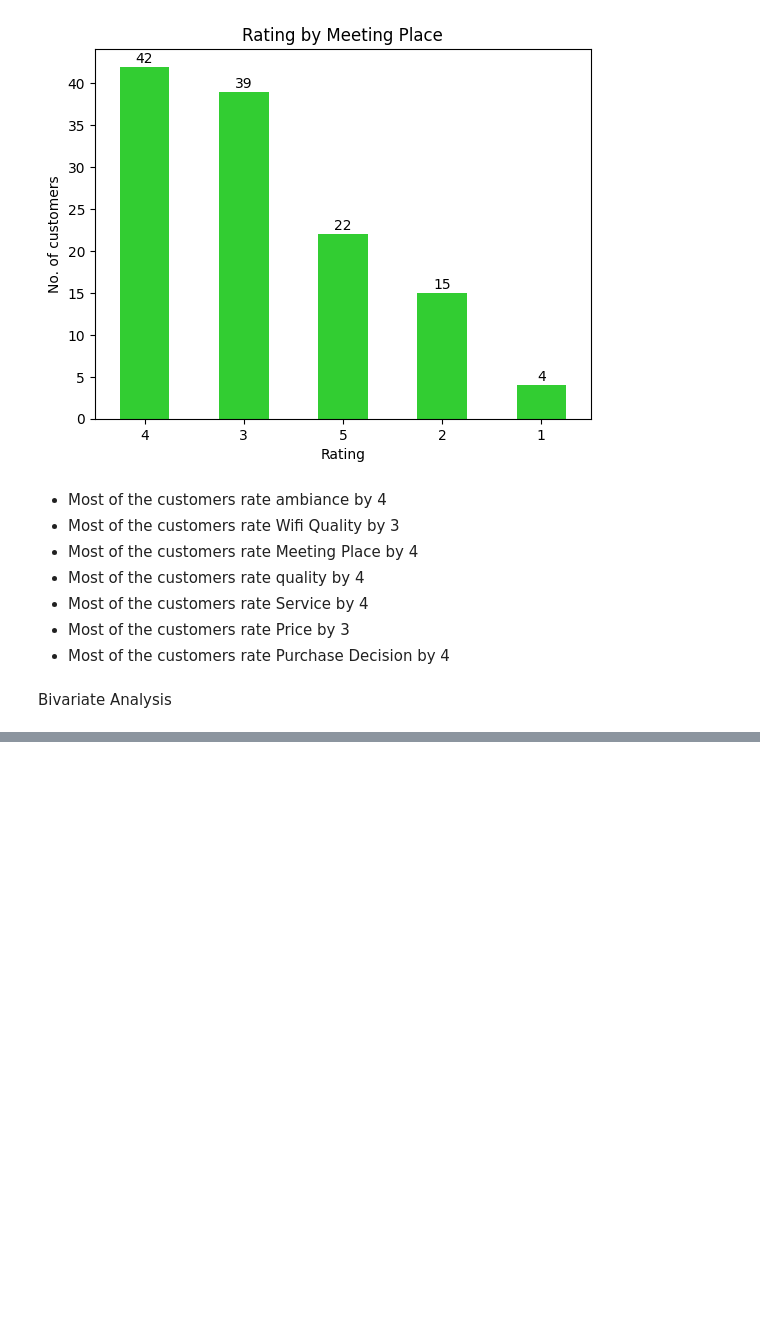
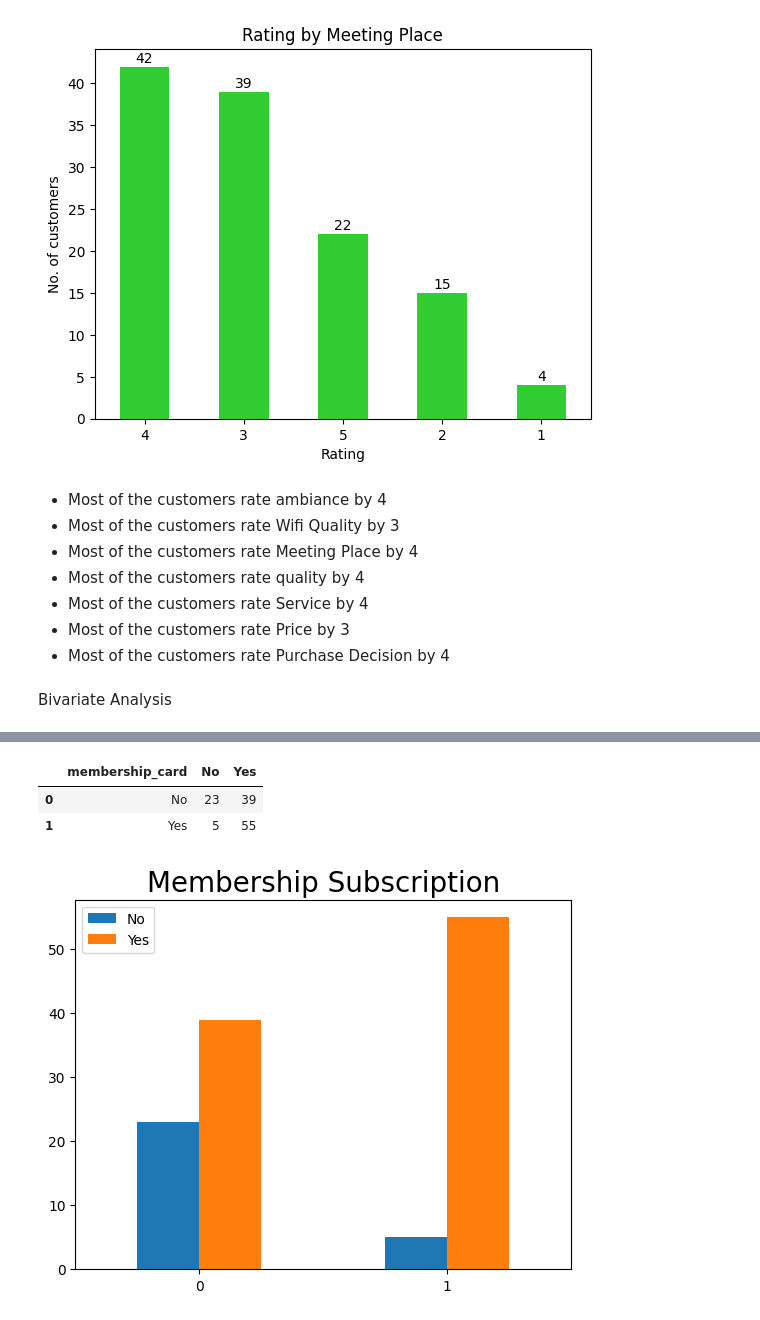
Before and after one commit to Bgisemba/Coffe-customer-satisfaction, a Jupyter notebook: Coffee_Survey.ipynb, the cells around one changed output, grey strips where cells are left out. Drawn from its saved outputs; the diff is of its cells as text; code cells hidden in the pictures; blank space fills up the shorter version.

```diff
--- a/Coffee_Survey.ipynb
+++ b/Coffee_Survey.ipynb
@@ -509,0 +536,16 @@ Bivariate Analysis
+# %%
+gen_member = pd.pivot_table(data=df, index='membership_card', values=['Yes', 'No'],
+               aggfunc = {'Yes':'sum', 'No':'sum'}).reset_index()
+gen_member
+# %% [output]
+|  | membership_card | No | Yes |
+| 0 | No | 23 | 39 |
+| 1 | Yes | 5 | 55 |
+# %%
+gen_member.plot(kind='bar')
+plt.title('Membership Subscription',fontsize=20)
+plt.xticks(rotation=0)
+plt.xlabel(None)
+plt.show()
+# %% [output]
+[figure, added]
```
Also changed, not shown: parts of 6 cells of this notebook.
